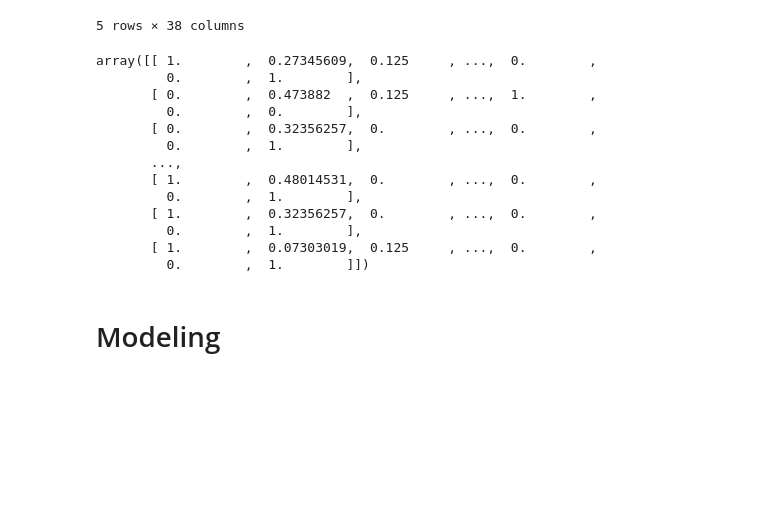
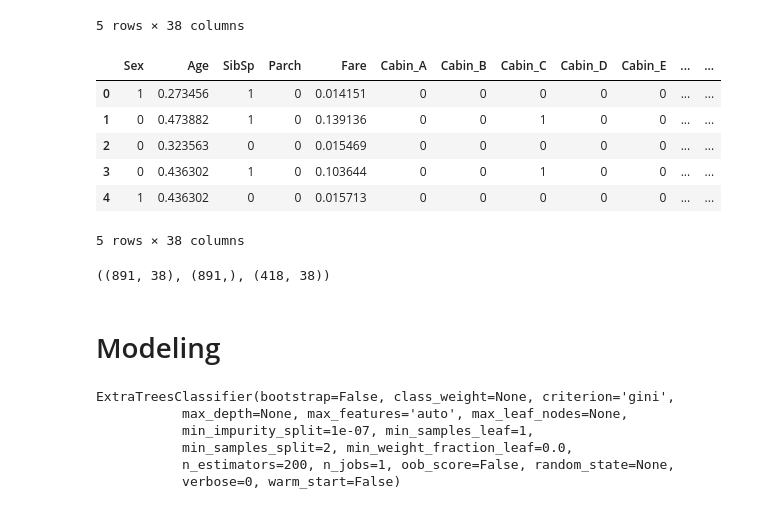
Before and after one commit to SunnyMarkLiu/Kaggle_Titanic, a Jupyter notebook: Advance_Predict_Survival.ipynb, the cells around one changed output. Cells and saved outputs as stored; diff of their text form; code cells hidden in the pictures; blank space fills up the shorter version.

```diff
--- a/Advance_Predict_Survival.ipynb
+++ b/Advance_Predict_Survival.ipynb
@@ -427,22 +427,16 @@ combined_train_data.head()
 # %%
 # feature scale
 from sklearn.preprocessing import MinMaxScaler
 
-std_scale = MinMaxScaler().fit(combined_train_data)
-combined_train_data_scal = std_scale.transform(combined_train_data)
+scaler_data = MinMaxScaler().fit_transform(combined_train_data[['Age','Fare']])
+combined_train_data['Age'] = scaler_data[:, 0]
+combined_train_data['Fare'] = scaler_data[:, 1]
+combined_train_data.head()
+# %% [output]
+|  | Sex | Age | SibSp | Parch | Fare | Cabin_A | Cabin_B | Cabin_C | Cabin_D | Cabin_E | ... | ... |
+| 0 | 1 | 0.273456 | 1 | 0 | 0.014151 | 0 | 0 | 0 | 0 | 0 | ... | ... |
+| 1 | 0 | 0.473882 | 1 | 0 | 0.139136 | 0 | 0 | 1 | 0 | 0 | ... | ... |
+| 2 | 0 | 0.323563 | 0 | 0 | 0.015469 | 0 | 0 | 0 | 0 | 0 | ... | ... |
+| 3 | 0 | 0.436302 | 1 | 0 | 0.103644 | 0 | 0 | 1 | 0 | 0 | ... | ... |
+| 4 | 1 | 0.436302 | 0 | 0 | 0.015713 | 0 | 0 | 0 | 0 | 0 | ... | ... |
+5 rows × 38 columns
-# %%
-combined_train_data_scal
-# %% [output]
-array([[ 1.        ,  0.27345609,  0.125     , ...,  0.        ,
-         0.        ,  1.        ],
-       [ 0.        ,  0.473882  ,  0.125     , ...,  1.        ,
-         0.        ,  0.        ],
-       [ 0.        ,  0.32356257,  0.        , ...,  0.        ,
-         0.        ,  1.        ],
-       ...,
-       [ 1.        ,  0.48014531,  0.        , ...,  0.        ,
-         0.        ,  1.        ],
-       [ 1.        ,  0.32356257,  0.        , ...,  0.        ,
-         0.        ,  1.        ],
-       [ 1.        ,  0.07303019,  0.125     , ...,  0.        ,
-         0.        ,  1.        ]])
@@ -449,2 +449,18 @@ array([[ 1.        ,  0.27345609,  0.125     , ...,  0.        ,
+# %%
+train_X.shape, train_Y.shape, test_X.shape
+# %% [output]
+((891, 38), (891,), (418, 38))
 # %% [markdown]
 # Modeling
+# %%
+from sklearn.ensemble import ExtraTreesClassifier
+from sklearn.feature_selection import SelectFromModel
+clf = ExtraTreesClassifier(n_estimators=200)
+clf.fit(train_X, train_Y)
+# %% [output]
+ExtraTreesClassifier(bootstrap=False, class_weight=None, criterion='gini',
+           max_depth=None, max_features='auto', max_leaf_nodes=None,
+           min_impurity_split=1e-07, min_samples_leaf=1,
+           min_samples_split=2, min_weight_fraction_leaf=0.0,
+           n_estimators=200, n_jobs=1, oob_score=False, random_state=None,
+           verbose=0, warm_start=False)
```
Also changed, not shown: parts of 9 cells of this notebook.
